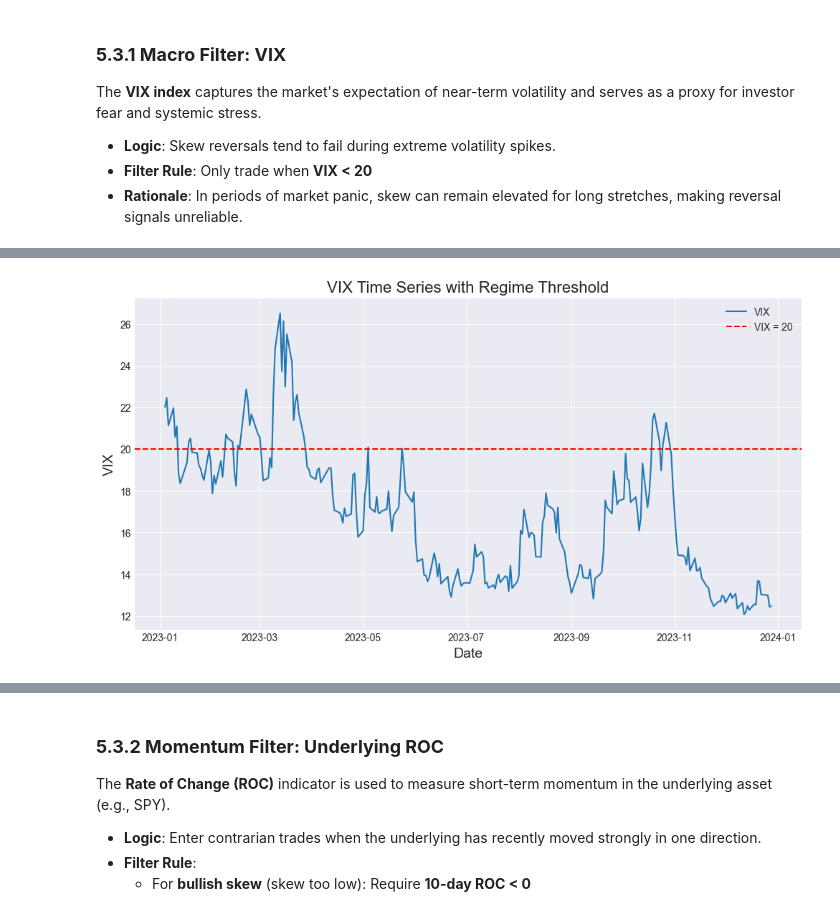
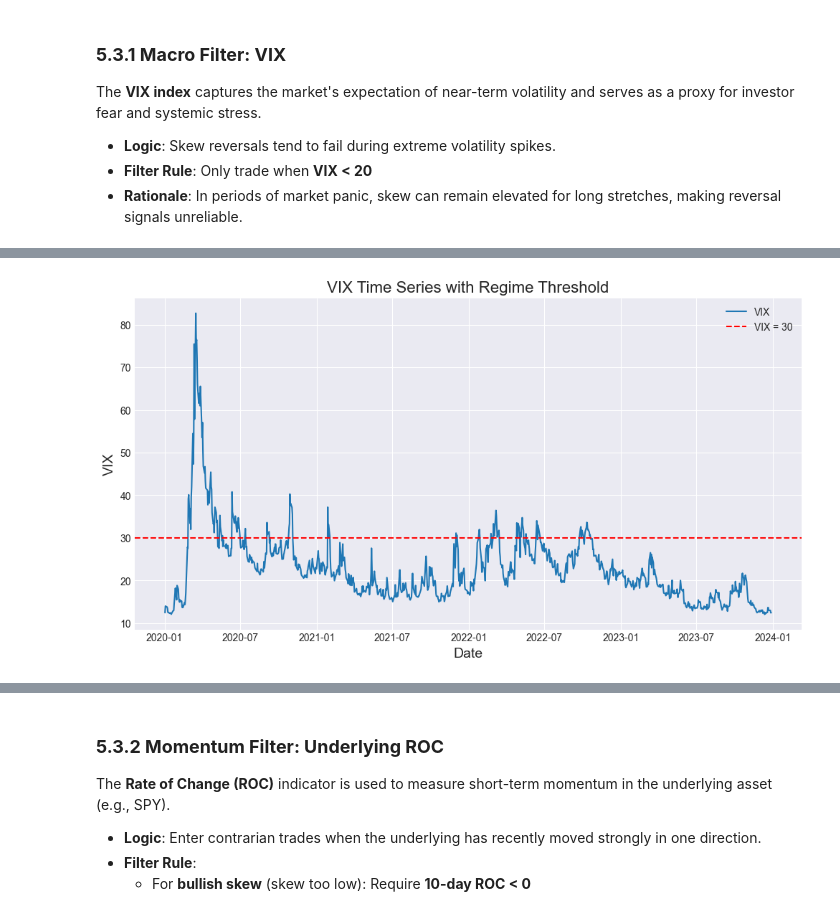
Before and after one commit to anthonymakarewicz/volatility-trading, a Jupyter notebook: skew_trading.ipynb, the cells around one changed output, grey strips where cells are left out. Saved outputs shown, nothing was run; the diff lists cells and outputs as text; code cells hidden in the pictures.

```diff
--- a/skew_trading.ipynb
+++ b/skew_trading.ipynb
@@ -239,6 +236,7 @@ ph.plot_moneyness_filter(avg_vol)
 # %% [markdown]
 We observe that average volume for OTM Calls drops sharply beyond a moneyness of 1.2, indicating low liquidity. For OTM Puts, volume remains relatively high down to a moneyness of 0.8, but falls off below that. Therefore, we retain options within the band [0.8, 1.2] to focus on the most liquid and tradeable strikes.
 # %%
+options = options.drop("moneyness_bin", axis=1)
 moneynes_lower_band = 0.8
 moneynes_upper_band = 1.2
 # %% [markdown]
@@ -435,0 +492,3 @@ synthetic_skew
+# %%
+synthetic_skew, log = compute_synthetic_skew(options, target_dte=30)
+synthetic_skew
@@ -436,3 +510,5 @@ synthetic_skew
+# %%
+synthetic_skew = synthetic_skew.dropna()
 # %%
 ph.plot_synthetic_ivs(synthetic_skew)
 # %% [output]
@@ -683,3 +807,6 @@ def compute_iv_percentile(iv_series, window=252):
         lambda x: (x[-1] > x).sum() / window,
         raw=True
     )
+
+synthetic_skew["ivp"] = compute_iv_percentile(synthetic_skew["iv_atm_30"])
+synthetic_skew["ivp"]
@@ -726,5 +872,5 @@ vix
 # %%
-vix_threshold = 20
+vix_threshold = 30
 ph.plot_vix(vix, vix_threshold=vix_threshold)
 # %% [output]
-[figure, old version]
+[figure, new version]
```
Also changed, not shown: parts of 31 cells of this notebook, 3 other files.
